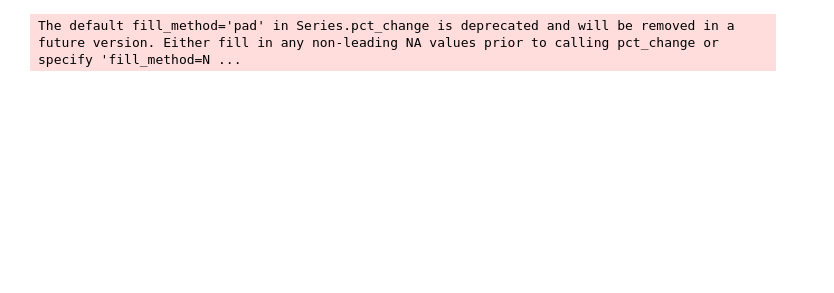
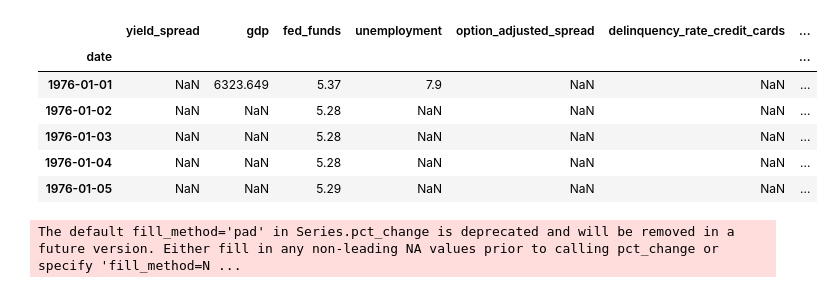
Before and after one commit to mrasmussen595/econ_indicator_analysis, a Jupyter notebook: yield_curve_analysis.ipynb, the cells around one changed output. Drawn from its saved outputs; the diff is of its cells as text; code cells hidden in the pictures; blank space fills up the shorter version.

Commit message:
Further modularizing data load

```diff
--- a/yield_curve_analysis.ipynb
+++ b/yield_curve_analysis.ipynb
@@ -77,3 +21,16 @@ df = pd.DataFrame({
+# %%
+df = fred_load()
+
+#Verify data loaded
+df.head()
+# %% [output]
+|  | yield_spread | gdp | fed_funds | unemployment | option_adjusted_spread | delinquency_rate_credit_cards | ... |
+| date |  |  |  |  |  |  | ... |
+| 1976-01-01 | NaN | 6323.649 | 5.37 | 7.9 | NaN | NaN | ... |
+| 1976-01-02 | NaN | NaN | 5.28 | NaN | NaN | NaN | ... |
+| 1976-01-03 | NaN | NaN | 5.28 | NaN | NaN | NaN | ... |
+| 1976-01-04 | NaN | NaN | 5.28 | NaN | NaN | NaN | ... |
+| 1976-01-05 | NaN | NaN | 5.29 | NaN | NaN | NaN | ... |
 # %%
 # Third Cell - Data Transformation
 
```
Also changed, not shown: parts of 2 cells of this notebook, 1 other file.
